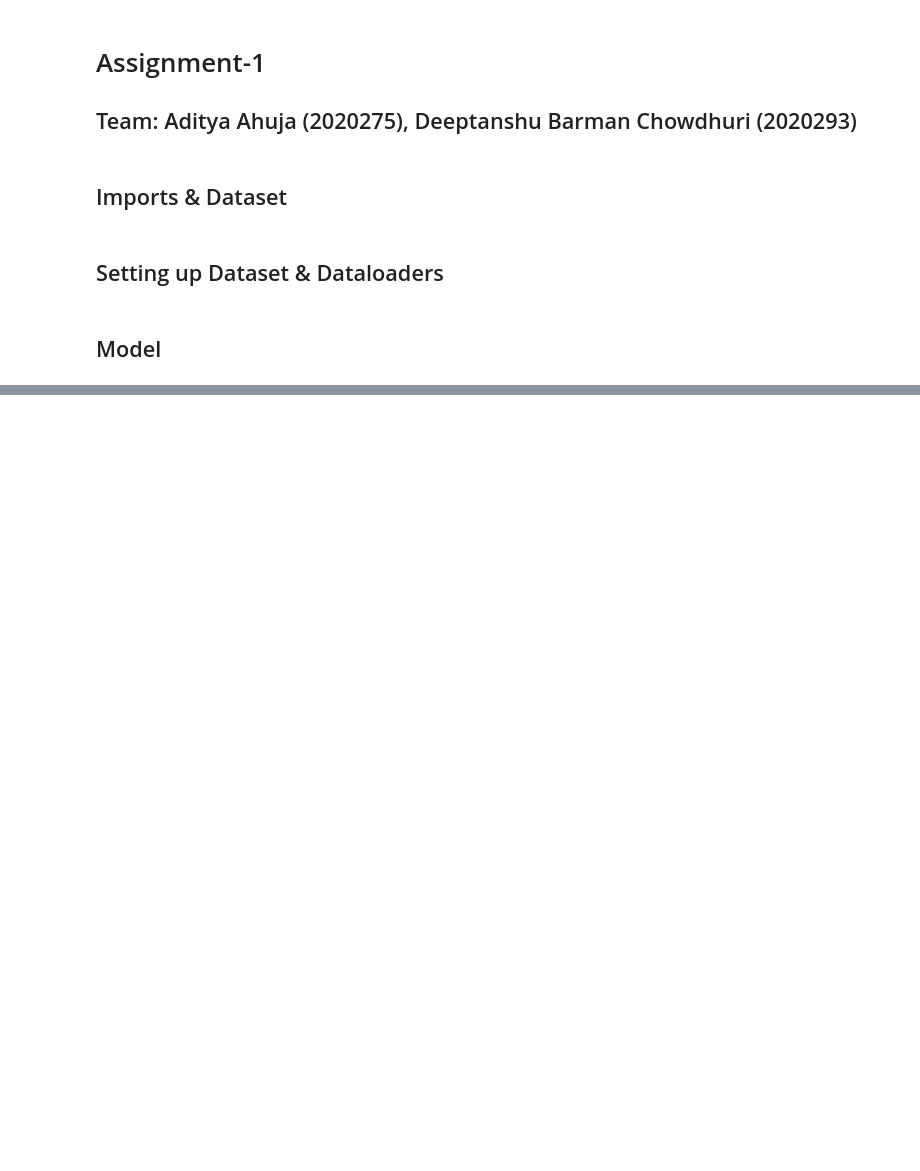
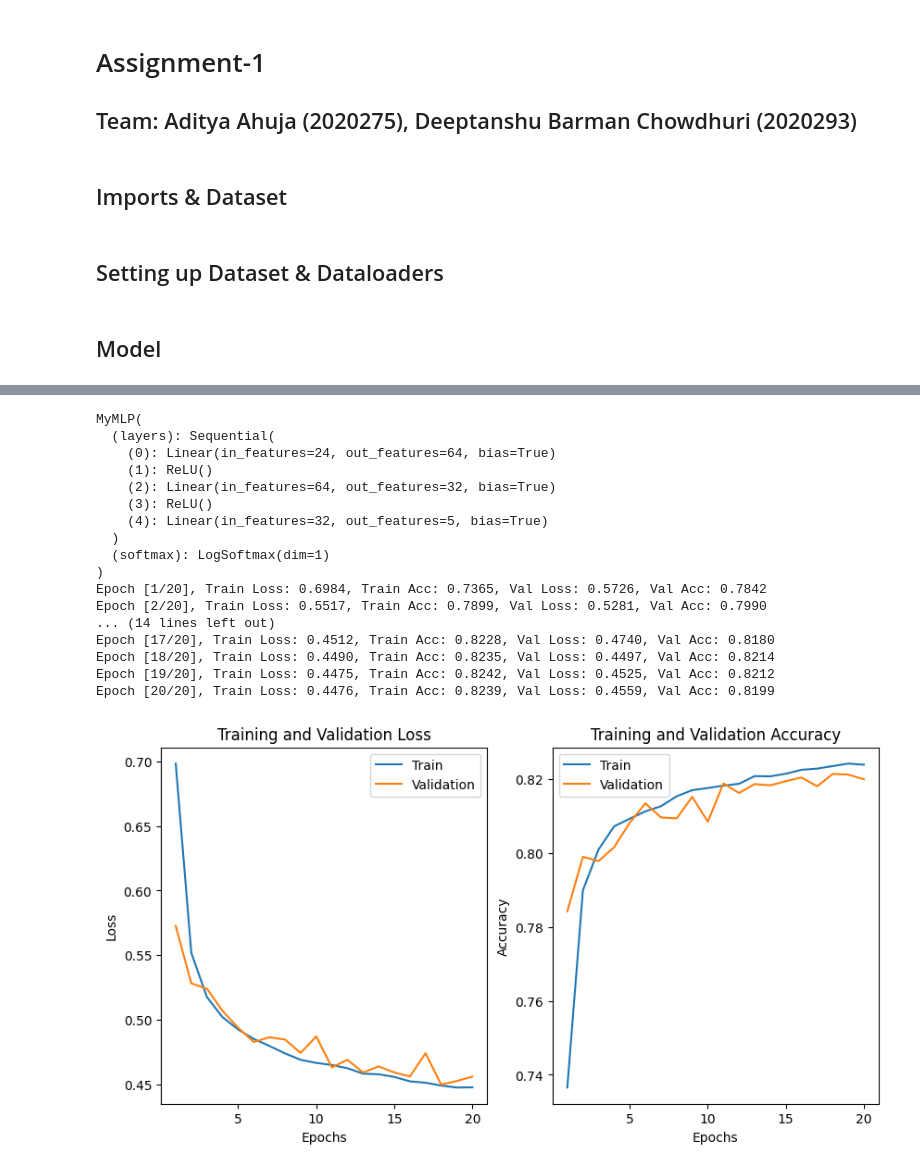
Before and after one commit to adityaahuja7/Advanced-Machine-Learning-CSE642-Assignments, a Jupyter notebook: Feature Noise/Assignment1_MLP.ipynb, the cells around one changed output, grey strips where cells are left out. Cells and saved outputs as stored; diff of their text form; code cells hidden in the pictures; blank space fills up the shorter version.

```diff
--- a/Feature Noise/Assignment1_MLP.ipynb
+++ b/Feature Noise/Assignment1_MLP.ipynb
@@ -369,0 +383,24 @@ Epoch [20/20], Train Loss: 1.6139, Train Acc: 0.4055, Val Loss: 1.5070, Val Acc:
+# %%
+Model = MyMLP(layers = [24,64,32,5], dropout=0).to(device)
+print(Model)
+optimizer = torch.optim.Adam(Model.parameters(), lr=0.01, weight_decay=0)
+train_model(Model,torch.nn.NLLLoss(), optimizer,Noise_Low_t10v_train_loader, Noise_Low_t10v_test_loader,num_epochs=20)
+# %% [output]
+MyMLP(
+  (layers): Sequential(
+    (0): Linear(in_features=24, out_features=64, bias=True)
+    (1): ReLU()
+    (2): Linear(in_features=64, out_features=32, bias=True)
+    (3): ReLU()
+    (4): Linear(in_features=32, out_features=5, bias=True)
+  )
+  (softmax): LogSoftmax(dim=1)
+)
+Epoch [1/20], Train Loss: 0.6984, Train Acc: 0.7365, Val Loss: 0.5726, Val Acc: 0.7842
+Epoch [2/20], Train Loss: 0.5517, Train Acc: 0.7899, Val Loss: 0.5281, Val Acc: 0.7990
+... (14 lines left out)
+Epoch [17/20], Train Loss: 0.4512, Train Acc: 0.8228, Val Loss: 0.4740, Val Acc: 0.8180
+Epoch [18/20], Train Loss: 0.4490, Train Acc: 0.8235, Val Loss: 0.4497, Val Acc: 0.8214
+Epoch [19/20], Train Loss: 0.4475, Train Acc: 0.8242, Val Loss: 0.4525, Val Acc: 0.8212
+Epoch [20/20], Train Loss: 0.4476, Train Acc: 0.8239, Val Loss: 0.4559, Val Acc: 0.8199
+[figure, added]
```
Also changed, not shown: parts of 11 cells of this notebook, 6 other files.
